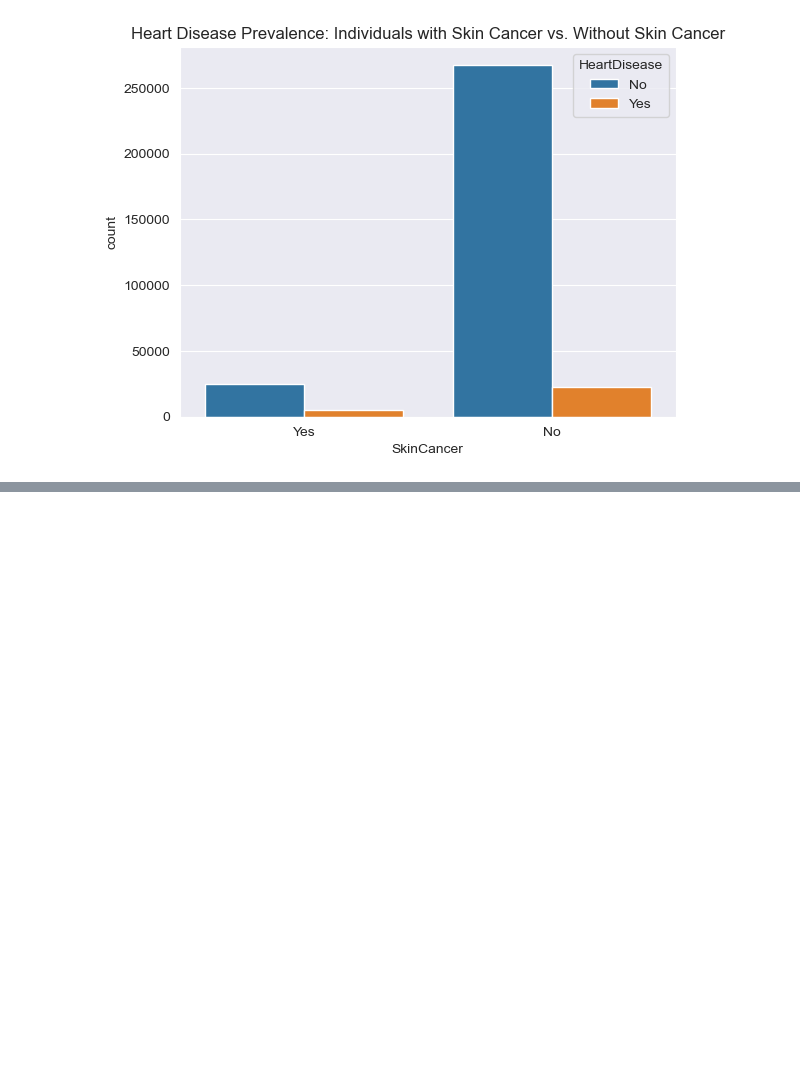
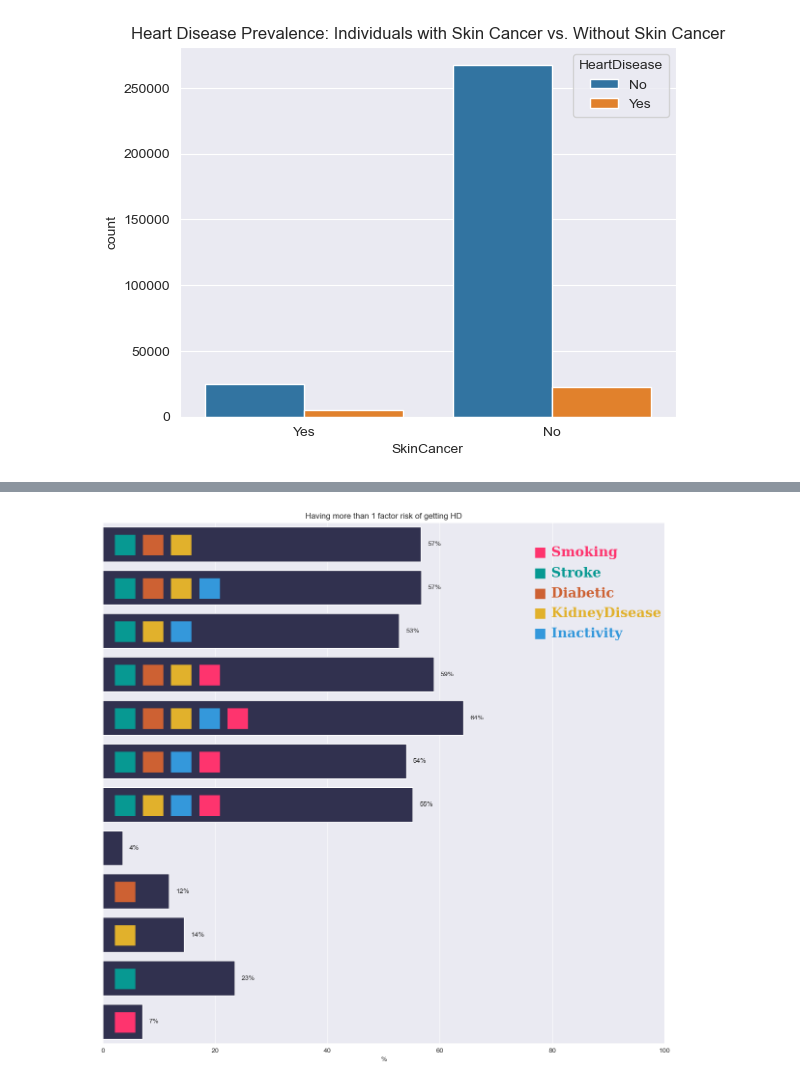
Before and after one commit to ronydebnath/STDS-15, a Jupyter notebook: AT_2B.ipynb, the cells around one changed output, grey strips where cells are left out. Cells and saved outputs as stored; diff of their text form; code cells hidden in the pictures; blank space fills up the shorter version.

```diff
--- a/AT_2B.ipynb
+++ b/AT_2B.ipynb
@@ -208,0 +211,17 @@ plt.show()
+# %%
+dk = df.copy()
+dk.Smoking = dk.Smoking.apply(lambda x : 'Smoking' if x == 'Yes' else 'Non Smoking')
+dk.Stroke = dk.Stroke.apply(lambda x : 'Stroke' if x == 'Yes' else 'No Stroke')
+dk.PhysicalActivity = dk.PhysicalActivity.apply(lambda x : 'Active' if x == 'Yes' else 'Inactive')
+dk.Diabetic = dk.Diabetic.apply(lambda x : 'Diabetic' if x == 'Yes' else 'No Diabetic')
+dk.KidneyDisease = dk.KidneyDisease.apply(lambda x : 'KidneyDisease' if x == 'Yes' else 'No KidneyDisease')
+# %%
+dk['group'] = dk.Smoking + ' & ' + dk.Stroke + ' & ' + dk.PhysicalActivity + ' & ' + dk.Diabetic + ' & ' + dk.KidneyDisease
+# %%
+df_plot = dk.groupby('group')['HeartDisease'].value_counts(normalize = True).mul(100)
+df_plot = df_plot.rename('percent').reset_index()
+# %%
+h = df_plot[df_plot['HeartDisease']=='Yes'].drop(['HeartDisease'],axis=1)
+h.set_index('group',inplace=True)
+k = h.iloc[[8, 12, 14, 24, 28, 29, 30, 3, 1, 2, 11, 19]]
+k
@@ -208,0 +243,46 @@ plt.show()
+# %%
+fig, ax = plt.subplots(1, 1,figsize =(15, 14))
+ax = sns.barplot(y = k.index, x=k.percent.values, color='#2c2c54')
+ax.bar_label(ax.containers[0], fmt='%.f%%', padding=10)
+colors={
+    'smoking':'#fe346e',
+    'stroke':'#079992',
+    'diabetic':'#cd6133',
+    'kidney':'#e1b12c',
+    'active':'#3498db'
+}
+y=0
+axes=[
+    ['stroke', 'diabetic', 'kidney'],
+    ['stroke', 'diabetic', 'kidney','active'],
+    ['stroke', 'kidney','active'],
+    ['stroke', 'diabetic', 'kidney','smoking'],
+    ['stroke', 'diabetic', 'kidney', 'active', 'smoking'],
+    ['stroke', 'diabetic', 'active', 'smoking'],
+    ['stroke', 'kidney', 'active', 'smoking'],
+    [],
+    ['diabetic'],
+    ['kidney'],
+    ['stroke'],
+    ['smoking']
+]
+for axo in axes:
+    x=4
+    for i in axo:
+        ax.annotate('■',
+                    ha='center', va='center', fontsize=40, color=colors[i], xy=(x, y),font='Serif')
+        x+=5
+    y+=1
+ax.set_xlabel('%')
+ax.axes.get_yaxis().set_visible(False)
+ax.set(xlim=(0, 100))
+
+fig.text(0.72,0.83, '■ Smoking', {'font': 'Serif','weight':'bold','size': '20','weight':'bold','style':'normal', 'color':colors['smoking']})
+fig.text(0.72,0.8, '■ Stroke', {'font': 'Serif','weight':'bold','size': '20','weight':'bold','style':'normal', 'color':colors['stroke']})
+fig.text(0.72,0.77, '■ Diabetic', {'font': 'Serif','weight':'bold','size': '20','weight':'bold','style':'normal', 'color':colors['diabetic']})
+fig.text(0.72,0.74, '■ KidneyDisease', {'font': 'Serif','weight':'bold','size': '20','weight':'bold','style':'normal', 'color':colors['kidney']})
+fig.text(0.72,0.71, '■ Inactivity', {'font': 'Serif','weight':'bold','size': '20','weight':'bold','style':'normal', 'color':colors['active']})
+ax.set_title('Having more than 1 factor risk of getting HD')
+plt.show()
+# %% [output]
+[figure, added]
```
Also changed, not shown: parts of 2 cells of this notebook, 33 other files.
